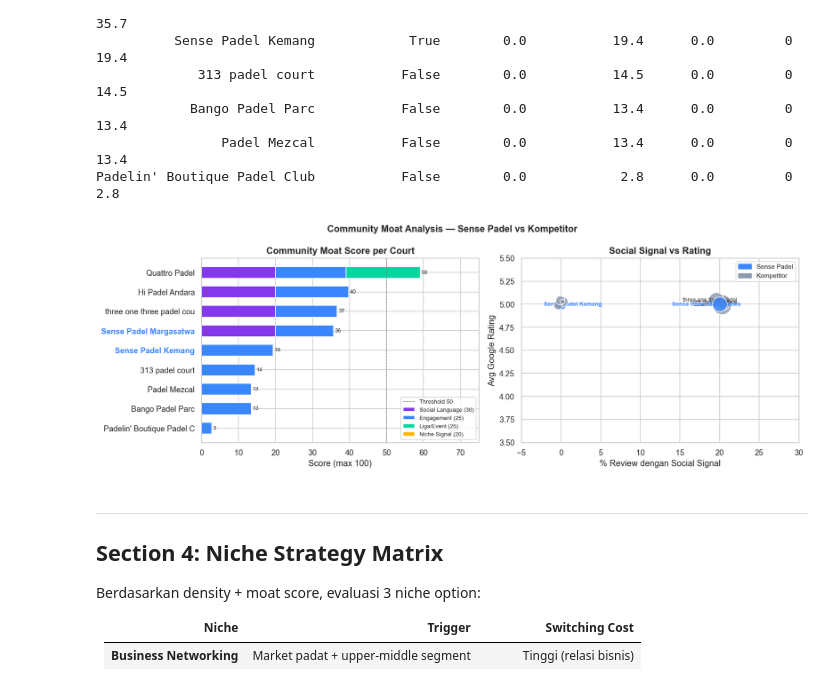
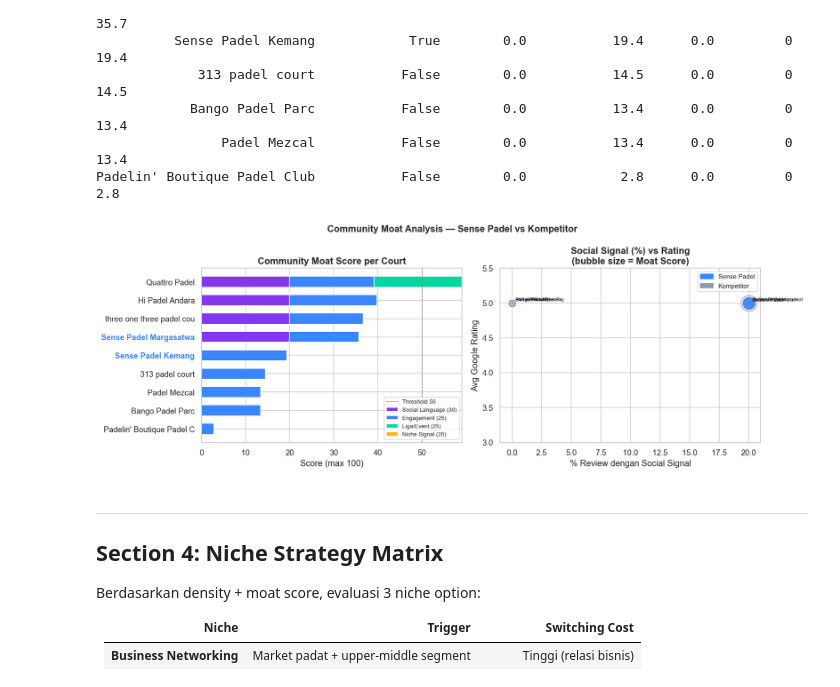
Before and after one commit to Untamed98x/Padel_Courts_Bintaro, a Jupyter notebook: scripts/StrategicAnalysis_PondokLabu.ipynb, the cells around one changed output. Drawn from its saved outputs; the diff is of its cells as text; code cells hidden in the pictures.

```diff
--- a/scripts/StrategicAnalysis_PondokLabu.ipynb
+++ b/scripts/StrategicAnalysis_PondokLabu.ipynb
@@ -665,13 +640,11 @@ Community Moat Scores (max 100):
                 Padel Mezcal           False        0.0           13.4      0.0         0        13.4
 Padelin' Boutique Padel Club           False        0.0            2.8      0.0         0         2.8
 # %%
-from adjustText import adjust_text
-
 fig, axes = plt.subplots(1, 2, figsize=(14, 5))
 
-# ── Plot 1: Stacked bar moat score ────────────────────────────────────────────
+# Plot 1: Stacked bar moat score
 ax1 = axes[0]
-moat_sorted  = df_moat.sort_values('moat_score')
+moat_sorted = df_moat.sort_values('moat_score')
 court_labels = [c[:25] for c in moat_sorted['court_name']]
 
 bar_colors = {
@@ -687,77 +660,49 @@ dims_labels = {
     'D4_niche':      'Niche Signal (20)',
 }
 bottom = np.zeros(len(moat_sorted))
 for col, color in bar_colors.items():
     vals = moat_sorted[col].values
     ax1.barh(court_labels, vals, left=bottom, color=color,
              label=dims_labels[col], edgecolor='white', height=0.6)
     bottom += vals
 
-# Bold + color Sense Padel tick labels
-ax1.figure.canvas.draw()
-for tick, name in zip(ax1.get_yticklabels(), moat_sorted['court_name']):
-    if 'Sense' in name:
-        tick.set_color(BLUE)
-        tick.set_fontweight('bold')
-
-# Score labels at end of bars
-for i, (_, row) in enumerate(moat_sorted.iterrows()):
-    ax1.text(row['moat_score'] + 0.3, i, f'{row["moat_score"]:.0f}',
-             va='center', fontsize=8, color='#333')
+# Highlight Sense Padel
+sense_idx = [i for i, n in enumerate(moat_sorted['court_name']) if 'Sense' in n]
+for idx in sense_idx:
+    ax1.get_yticklabels()[idx].set_color(BLUE)
+    ax1.get_yticklabels()[idx].set_fontweight('bold')
 
 ax1.set_title('Community Moat Score per Court', fontweight='bold')
 ax1.set_xlabel('Score (max 100)')
-ax1.set_xlim(0, 75)
 ax1.axvline(50, color='gray', linewidth=0.8, linestyle='--', label='Threshold 50')
 ax1.legend(fontsize=8, loc='lower right')
 
-# ── Plot 2: Social % vs Rating — adjustText for non-overlap ──────────────────
+# Plot 2: Social % vs Rating bubble
 ax2 = axes[1]
-rng = np.random.default_rng(42)
-top_moat_names = set(df_moat.nlargest(3, 'moat_score')['court_name'])
-texts = []
-
 for _, row in df_moat.iterrows():
     court_data = df_rev[df_rev['court_name'] == row['court_name']]
-    soc_pct    = (court_data['soc_score'] > 0).mean() * 100
+    soc_pct   = (court_data['soc_score'] > 0).mean() * 100
     avg_rating = court_data['rating'].mean()
-    if not row['is_sense_padel']:
-        soc_pct   += rng.uniform(-0.5, 0.5)
-        avg_rating += rng.uniform(-0.05, 0.05)
-    size  = max(row['moat_score'] * 12, 50)
+    size = row['moat_score'] * 10
     color = BLUE if row['is_sense_padel'] else GRAY
-    ax2.scatter(soc_pct, avg_rating, s=size, color=color, alpha=0.82,
-                edgecolors='white', linewidth=1.2, zorder=3)
+    ax2.scatter(soc_pct, avg_rating, s=size, color=color, alpha=0.8, edgecolors='white', linewidth=1)
+    ax2.annotate(row['court_name'][:20], (soc_pct, avg_rating),
+                 textcoords='offset points', xytext=(5, 3), fontsize=7)
 
-    # Label Sense + top-3 moat
-    if row['is_sense_padel'] or row['court_name'] in top_moat_names:
-        short = row['court_name'][:22]
-        t = ax2.text(soc_pct, avg_rating, short, fontsize=8,
-                     fontweight='bold' if row['is_sense_padel'] else 'normal',
-                     color=BLUE if row['is_sense_padel'] else '#333',
-                     ha='center', va='bottom')
-        texts.append(t)
-
-adjust_text(texts, ax=ax2,
-            arrowprops=dict(arrowstyle='->', color='#aaaaaa', lw=0.8),
-            expand=(1.4, 1.6), force_text=(0.5, 0.8))
-
-ax2.set_title('Social Signal vs Rating', fontweight='bold')
+ax2.set_title('Social Signal (%) vs Rating\n(bubble size = Moat Score)', fontweight='bold')
 ax2.set_xlabel('% Review dengan Social Signal')
 ax2.set_ylabel('Avg Google Rating')
-ax2.set_ylim(3.5, 5.5)
-ax2.set_xlim(-5, 30)
+ax2.set_ylim(3, 5.5)
 
-sense_patch = mpatches.Patch(color=BLUE, label='Sense Padel')
-comp_patch  = mpatches.Patch(color=GRAY, label='Kompetitor')
+sense_patch  = mpatches.Patch(color=BLUE, label='Sense Padel')
+comp_patch   = mpatches.Patch(color=GRAY, label='Kompetitor')
 ax2.legend(handles=[sense_patch, comp_patch], fontsize=9)
 
 plt.suptitle('Community Moat Analysis — Sense Padel vs Kompetitor', fontsize=13, fontweight='bold')
 plt.tight_layout()
-plt.savefig(OUT / 'moat_analysis_pondoklabu.png', dpi=150, bbox_inches='tight')
 plt.show()
 # %% [output]
-[figure, old version]
+[figure, new version]
 # %% [markdown]
 ---
 ## Section 4: Niche Strategy Matrix
```
Also changed, not shown: parts of 3 cells of this notebook.
